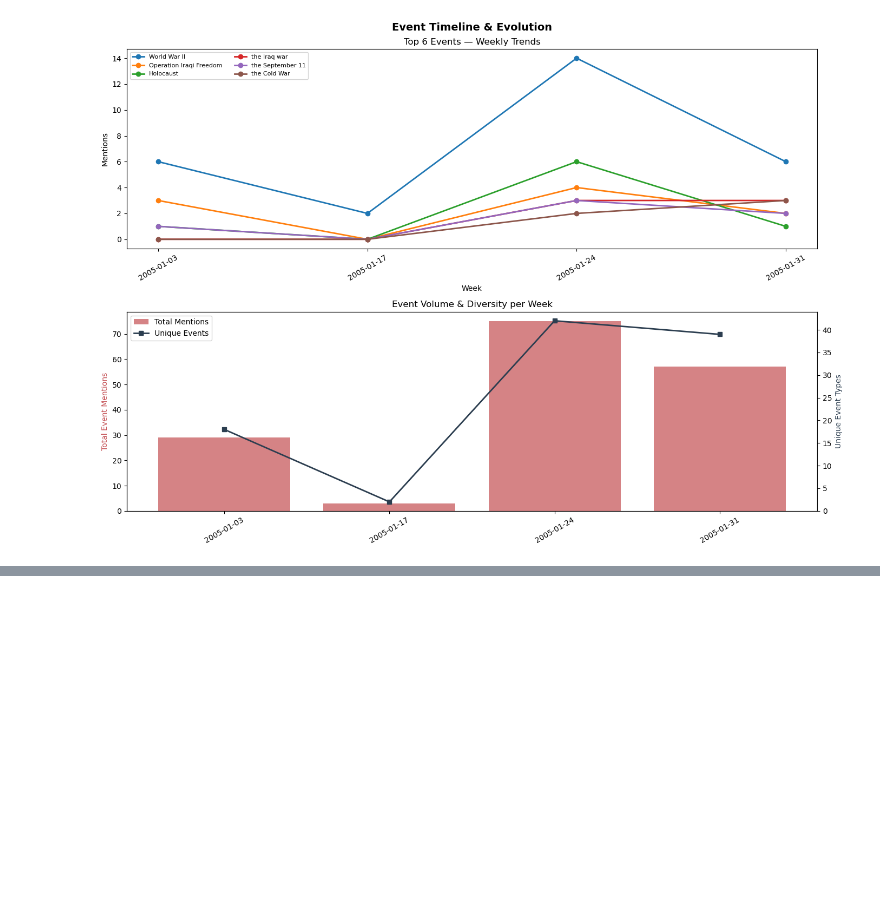
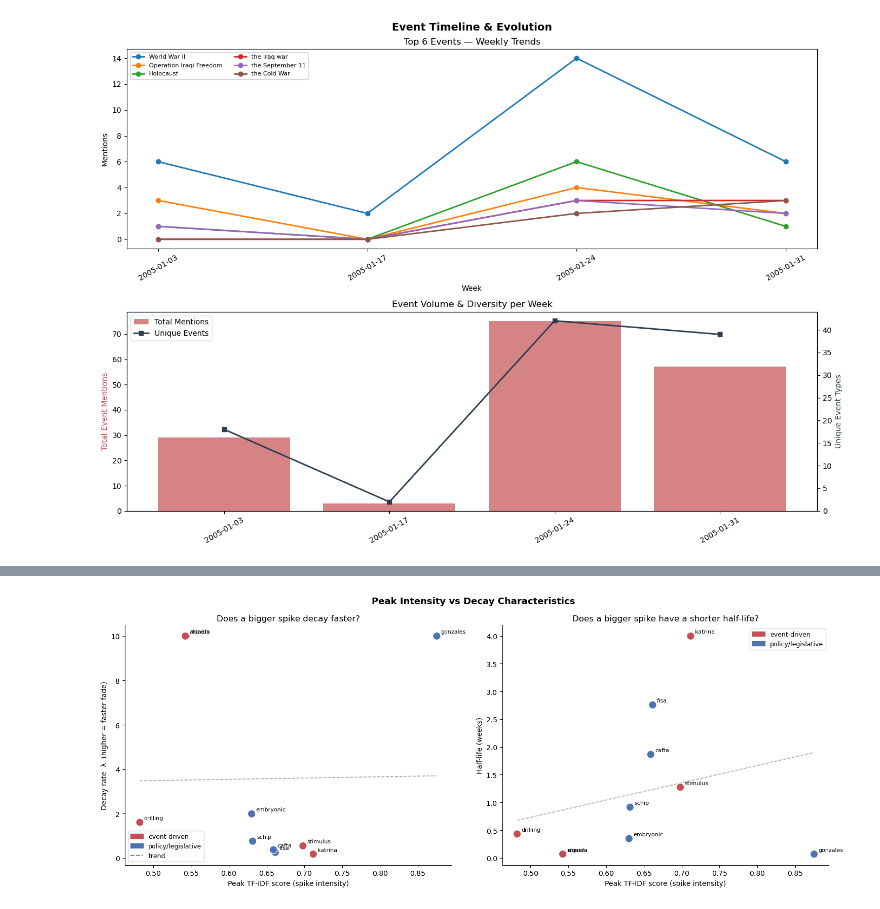
Before and after one commit to macdeath-AA/congressional-records-events-saliency, a Jupyter notebook: code/analysis.ipynb, the cells around one changed output, grey strips where cells are left out. Saved outputs shown, nothing was run; the diff lists cells and outputs as text; code cells hidden in the pictures; blank space fills up the shorter version.

```diff
--- a/code/analysis.ipynb
+++ b/code/analysis.ipynb
@@ -991,0 +1226,57 @@ plt.show()
+# %%
+# peak intensity vs decay rate — does a bigger spike mean faster or slower decay?
+kws       = list(decayResults.keys())
+peakScores = [decayResults[k]["postPeak"][0] for k in kws]
+lambdas    = [decayResults[k]["lam"]         for k in kws]
+halfLivesAll = [decayResults[k]["halfLife"]  for k in kws]
+isEvent    = [k in eventWords                for k in kws]
+
+colors = ["#C44E52" if e else "#4C72B0" for e in isEvent]
+
+fig, axes = plt.subplots(1, 2, figsize=(15, 6))
+fig.suptitle("Peak Intensity vs Decay Characteristics", fontsize=13, fontweight="bold")
+
+# left: peak TF-IDF vs decay rate (λ)
+ax = axes[0]
+sc = ax.scatter(peakScores, lambdas, c=colors, s=120, edgecolors="white", linewidth=0.8, zorder=3)
+for kw, x, y in zip(kws, peakScores, lambdas):
+    ax.annotate(kw, (x, y), textcoords="offset points", xytext=(6, 4), fontsize=8)
+
+# simple linear trend line
+m, b = np.polyfit(peakScores, lambdas, 1)
+xLine = np.linspace(min(peakScores), max(peakScores), 100)
+ax.plot(xLine, m * xLine + b, color="gray", linestyle="--", linewidth=1.2, alpha=0.7, label="trend")
+
+from matplotlib.patches import Patch
+ax.legend(handles=[Patch(color="#C44E52", label="event-driven"),
+                   Patch(color="#4C72B0", label="policy/legislative"),
+                   plt.Line2D([0],[0], color="gray", linestyle="--", label="trend")],
+          fontsize=9)
+ax.set_xlabel("Peak TF-IDF score (spike intensity)", fontsize=10)
+ax.set_ylabel("Decay rate  λ  (higher = faster fade)", fontsize=10)
+ax.set_title("Does a bigger spike decay faster?")
+ax.spines["top"].set_visible(False)
+ax.spines["right"].set_visible(False)
+
+# right: peak TF-IDF vs half-life
+ax = axes[1]
+ax.scatter(peakScores, halfLivesAll, c=colors, s=120, edgecolors="white", linewidth=0.8, zorder=3)
+for kw, x, y in zip(kws, peakScores, halfLivesAll):
+    ax.annotate(kw, (x, y), textcoords="offset points", xytext=(6, 4), fontsize=8)
+
+m2, b2 = np.polyfit(peakScores, halfLivesAll, 1)
+ax.plot(xLine, m2 * xLine + b2, color="gray", linestyle="--", linewidth=1.2, alpha=0.7)
+
+ax.legend(handles=[Patch(color="#C44E52", label="event-driven"),
+                   Patch(color="#4C72B0", label="policy/legislative")], fontsize=9)
+ax.set_xlabel("Peak TF-IDF score (spike intensity)", fontsize=10)
+ax.set_ylabel("Half-life (weeks)", fontsize=10)
+ax.set_title("Does a bigger spike have a shorter half-life?")
+ax.spines["top"].set_visible(False)
+ax.spines["right"].set_visible(False)
+
+plt.tight_layout()
+plt.savefig("../plots/saliency_peak_vs_decay.png", dpi=150, bbox_inches="tight")
+plt.show()
+# %% [output]
+[figure, added]
```
Also changed, not shown: parts of 14 cells of this notebook, 6 other files.
